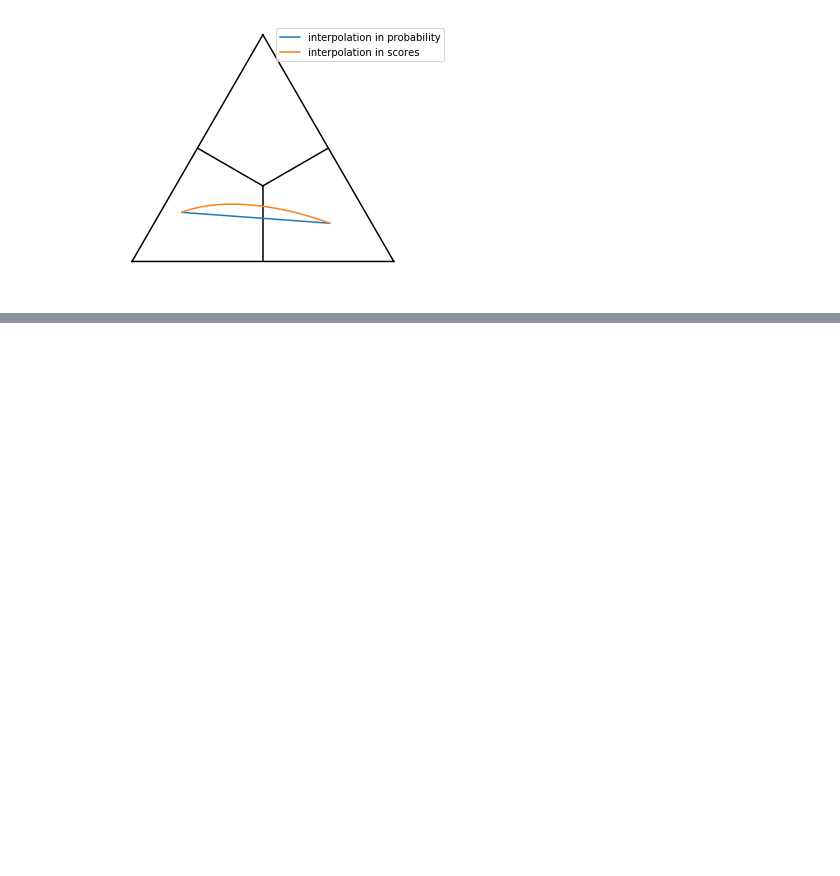
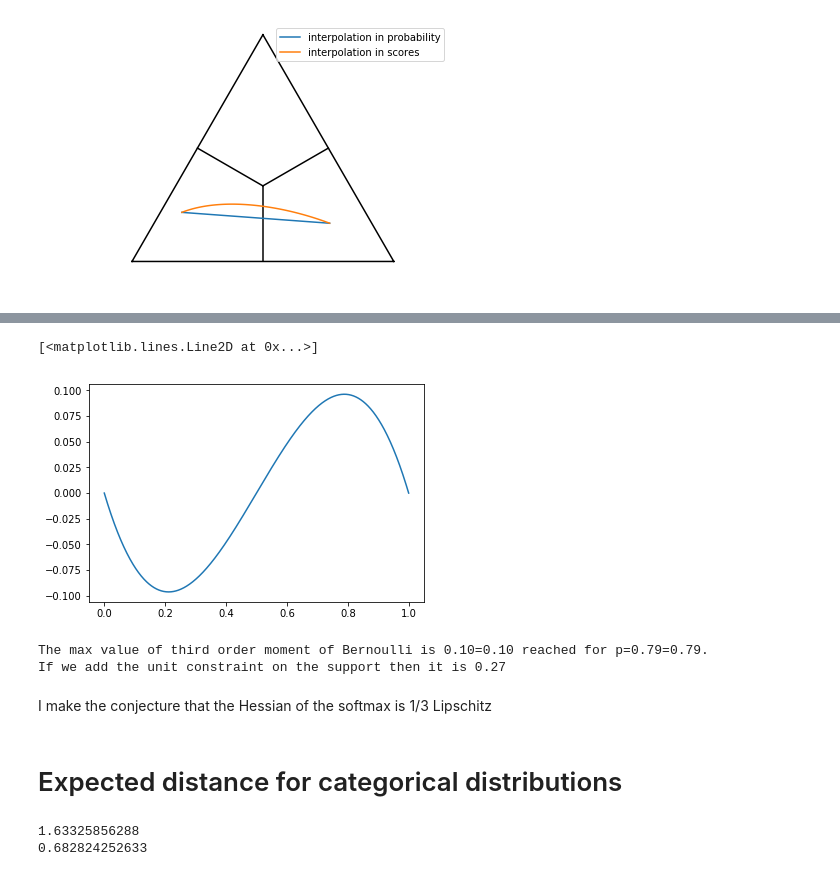
Before and after one commit to remilepriol/causal-adaptation-speed, a Jupyter notebook: softargmax.ipynb, the cells around one changed output, grey strips where cells are left out. Cells and saved outputs as stored; diff of their text form; code cells hidden in the pictures; blank space fills up the shorter version.

```diff
--- a/softargmax.ipynb
+++ b/softargmax.ipynb
@@ -127,0 +140,19 @@ pass
+# %%
+pp = np.linspace(0,1,1000)
+skewness = pp*(1-pp)*(2*pp-1)
+plt.plot(pp, skewness)
+# %% [output]
+[<matplotlib.lines.Line2D at 0x...>]
+[figure, added]
+# %%
+imax = np.argmax(skewness)
+print('The max value of third order moment of Bernoulli is {:.2f}={:.2f} reached for p={:.2f}={:.2f}.'
+      .format(skewness[imax], .5*3**(-1.5), pp[imax], .5*(1+1/np.sqrt(3))))
+print(f'If we add the unit constraint on the support then it is {.5*(2/3)**1.5:.2f}')
+# %% [output]
+The max value of third order moment of Bernoulli is 0.10=0.10 reached for p=0.79=0.79.
+If we add the unit constraint on the support then it is 0.27
+# %% [markdown]
+I make the conjecture that the Hessian of the softmax is 1/3 Lipschitz
+# %% [markdown]
+# Expected distance for categorical distributions
@@ -127,0 +183,7 @@ pass
+# %%
+bscoresdistance = dist[:,:,7]
+print(bscoresdistance.mean())
+print(bscoresdistance.std())
+# %% [output]
+1.63325856288
+0.682824252633
```
Also changed, not shown: parts of 24 cells of this notebook, 1 other file.
